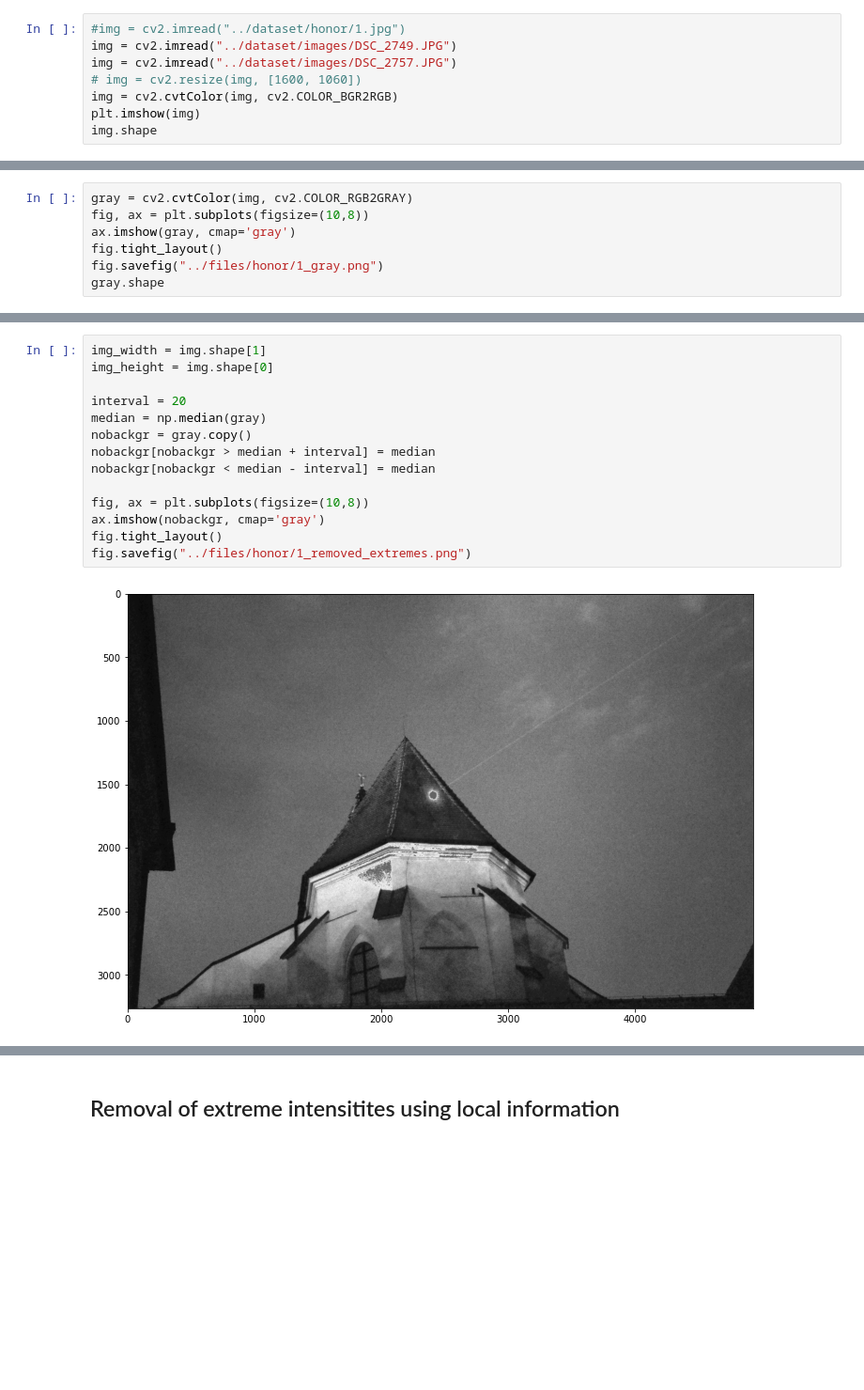
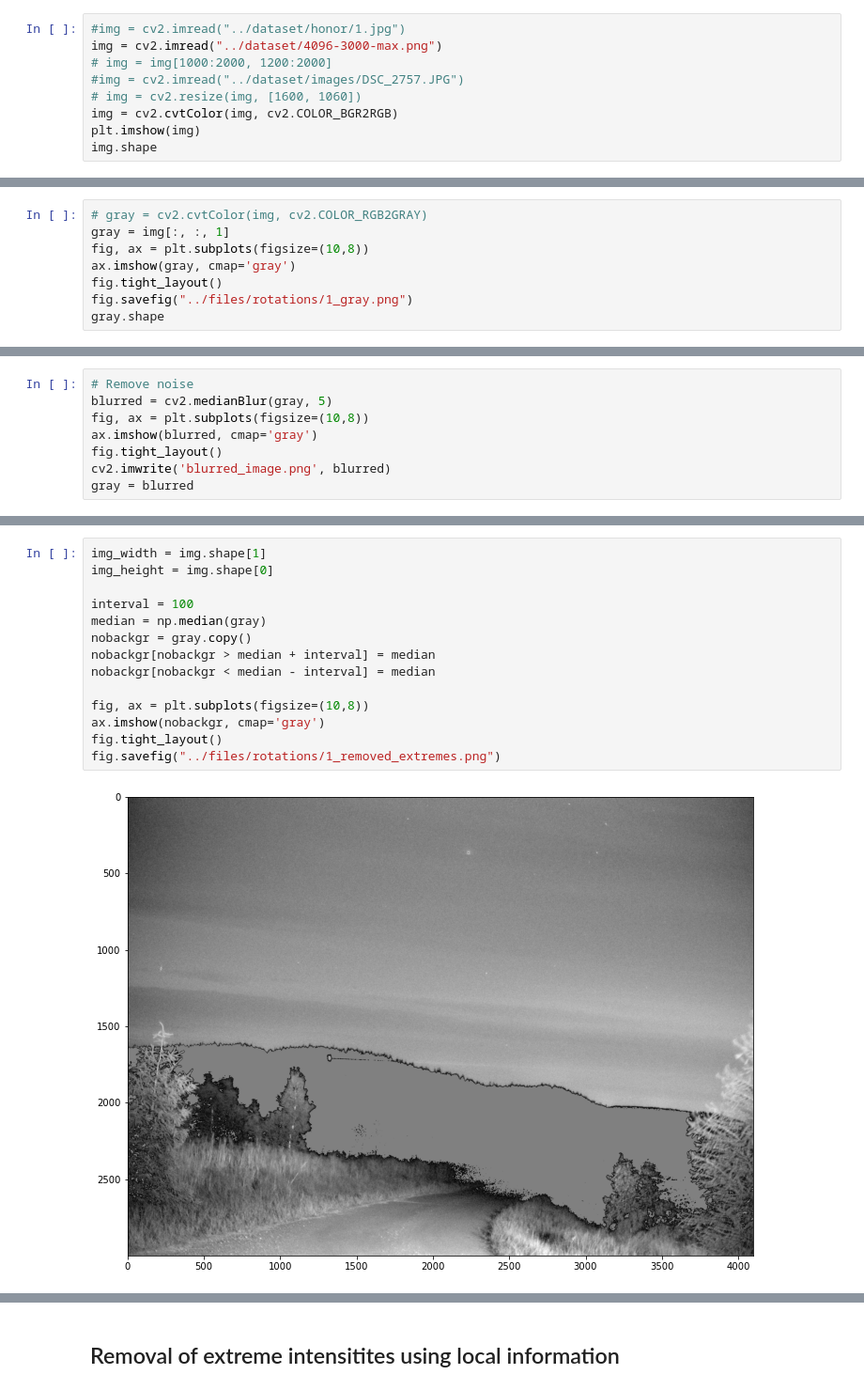
Before and after one commit to LadaOndris/apaler, a Jupyter notebook: detection/rotation.ipynb, the cells around one changed output, grey strips where cells are left out. Shown at 94% size. Saved outputs shown, nothing was run; the diff lists cells and outputs as text; blank space fills up the shorter version.

```diff
--- a/detection/rotation.ipynb
+++ b/detection/rotation.ipynb
@@ -18,8 +19,9 @@ from math import sqrt
 from math import exp
 # %%
 #img = cv2.imread("../dataset/honor/1.jpg")
-img = cv2.imread("../dataset/images/DSC_2749.JPG")
-img = cv2.imread("../dataset/images/DSC_2757.JPG")
+img = cv2.imread("../dataset/4096-3000-max.png")
+# img = img[1000:2000, 1200:2000]
+#img = cv2.imread("../dataset/images/DSC_2757.JPG")
 # img = cv2.resize(img, [1600, 1060])
 img = cv2.cvtColor(img, cv2.COLOR_BGR2RGB)
 plt.imshow(img)
@@ -30,8 +32,9 @@ img.shape
 # %%
-gray = cv2.cvtColor(img, cv2.COLOR_RGB2GRAY)
+# gray = cv2.cvtColor(img, cv2.COLOR_RGB2GRAY)
+gray = img[:, :, 1]
 fig, ax = plt.subplots(figsize=(10,8))
 ax.imshow(gray, cmap='gray')
 fig.tight_layout()
-fig.savefig("../files/honor/1_gray.png")
+fig.savefig("../files/rotations/1_gray.png")
 gray.shape
 # %% [output]
@@ -39,0 +43,8 @@ gray.shape
+# %%
+# Remove noise
+blurred = cv2.medianBlur(gray, 5)
+fig, ax = plt.subplots(figsize=(10,8))
+ax.imshow(blurred, cmap='gray')
+fig.tight_layout()
+cv2.imwrite('blurred_image.png', blurred)
+gray = blurred
@@ -52,19 +72,19 @@ fig.savefig("../files/honor/1_gray_cols.png")
 # %%
 img_width = img.shape[1]
 img_height = img.shape[0]
 
-interval = 20
+interval = 100
 median = np.median(gray)
 nobackgr = gray.copy()
 nobackgr[nobackgr > median + interval] = median
 nobackgr[nobackgr < median - interval] = median
 
 fig, ax = plt.subplots(figsize=(10,8))
 ax.imshow(nobackgr, cmap='gray')
 fig.tight_layout()
-fig.savefig("../files/honor/1_removed_extremes.png")
+fig.savefig("../files/rotations/1_removed_extremes.png")
 # %% [output]
-[figure, old version]
+[figure, new version]
 # %%
 cols_nobackgr = np.sum(nobackgr, axis=0)
 
```
Also changed, not shown: parts of 27 cells of this notebook.
